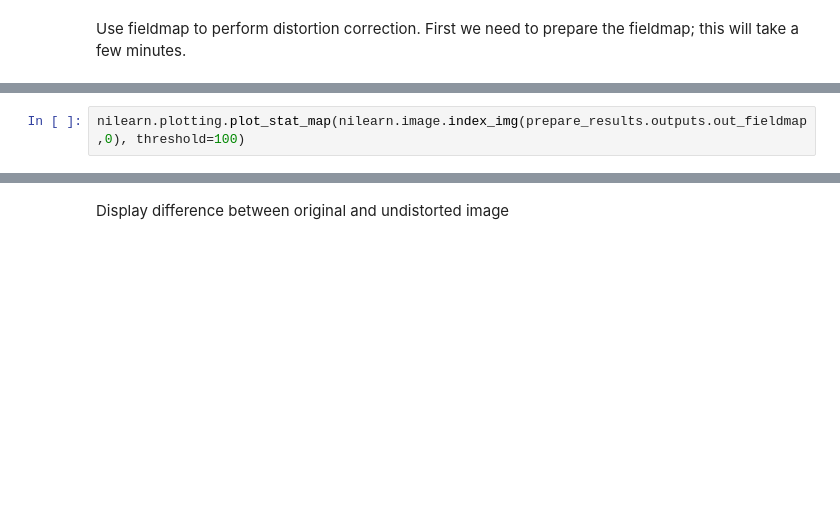
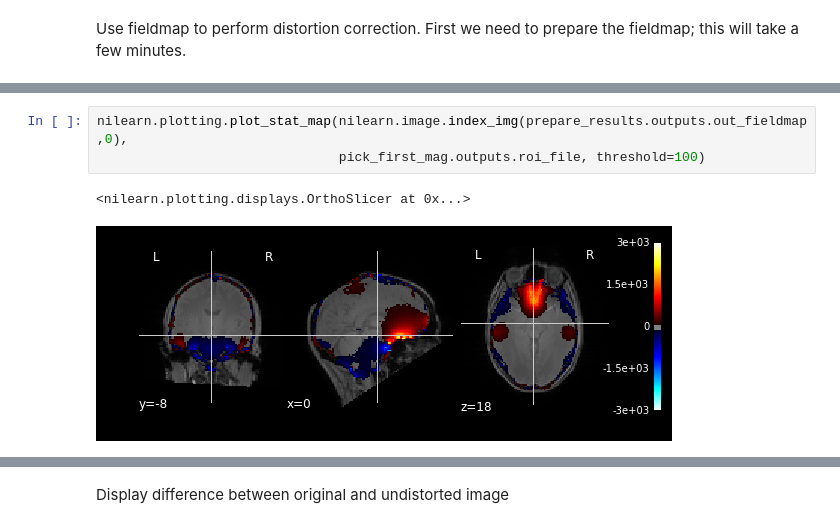
Before and after one commit to poldrack/fmri-analysis-vm, a Jupyter notebook: analysis/preprocessing/Preprocessing.ipynb, the cells around one changed output, grey strips where cells are left out. Drawn from its saved outputs; the diff is of its cells as text; blank space fills up the shorter version.

```diff
--- a/analysis/preprocessing/Preprocessing.ipynb
+++ b/analysis/preprocessing/Preprocessing.ipynb
@@ -142,2 +209,6 @@ prepare_results.outputs
 # %%
-nilearn.plotting.plot_stat_map(nilearn.image.index_img(prepare_results.outputs.out_fieldmap,0), threshold=100)
+nilearn.plotting.plot_stat_map(nilearn.image.index_img(prepare_results.outputs.out_fieldmap,0),
+                               pick_first_mag.outputs.roi_file, threshold=100)
+# %% [output]
+<nilearn.plotting.displays.OrthoSlicer at 0x...>
+[figure, added]
```
Also changed, not shown: parts of 16 cells of this notebook, 2 other files.
